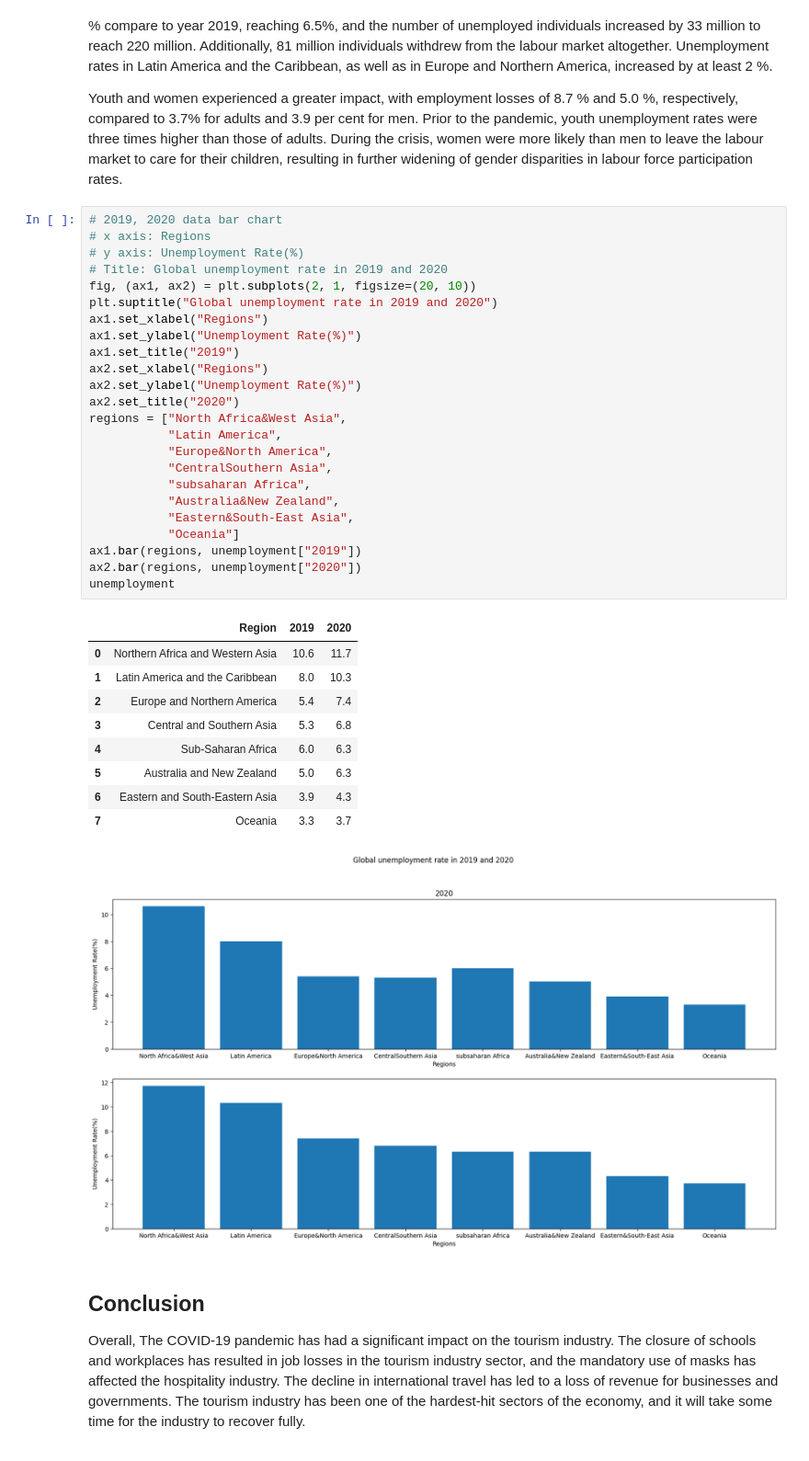
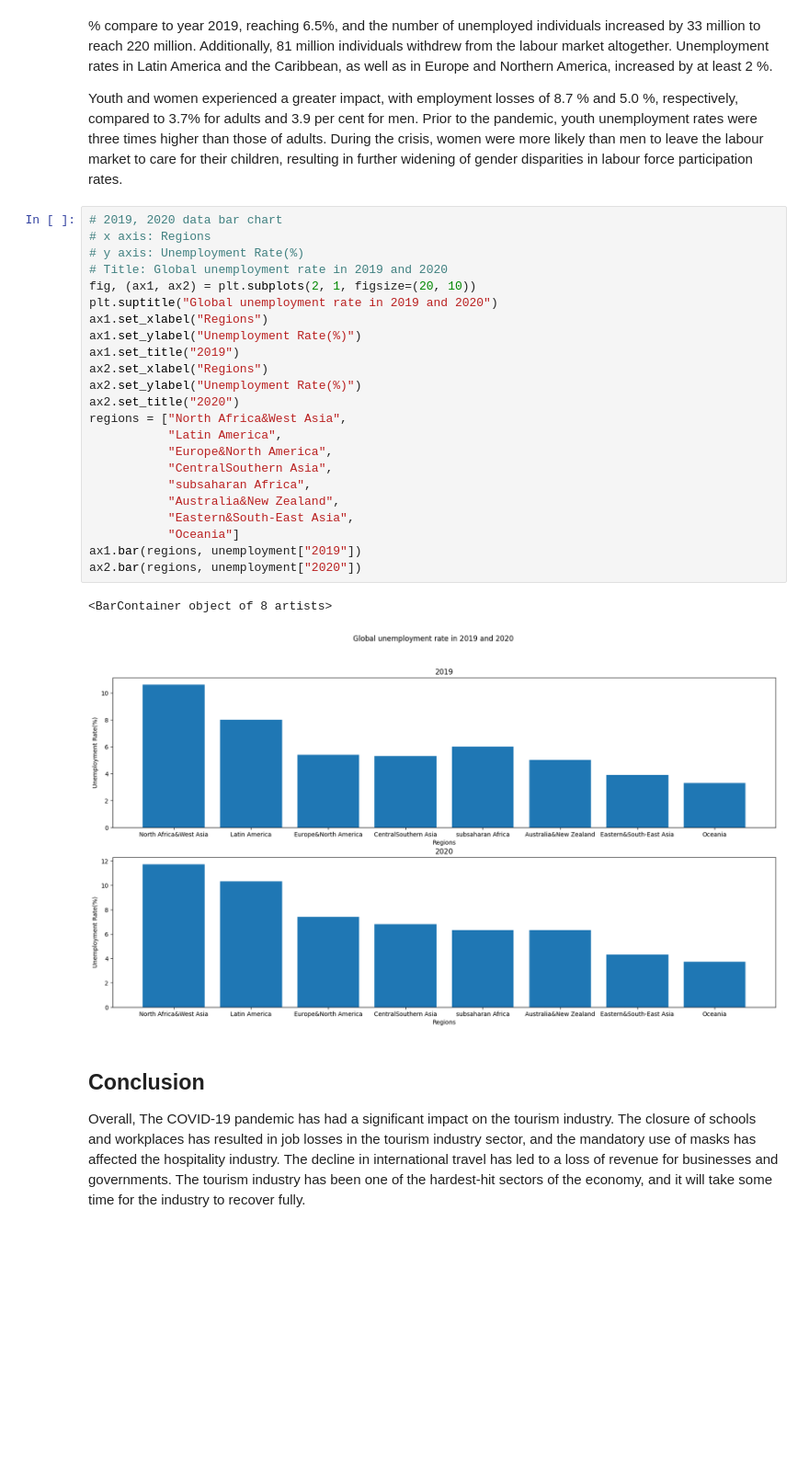
Before and after one commit to GrandChampion/Econ323-Final-project, a Jupyter notebook: main.ipynb, the cells around one changed output. Shown: that part at 92% size. Saved outputs shown, nothing was run; the diff lists cells and outputs as text; blank space fills up the shorter version.

```diff
--- a/main.ipynb
+++ b/main.ipynb
@@ -239,38 +230,29 @@ Youth and women experienced a greater impact, with employment losses of 8.7 % an
 # %%
 # 2019, 2020 data bar chart
 # x axis: Regions
 # y axis: Unemployment Rate(%)
 # Title: Global unemployment rate in 2019 and 2020
 fig, (ax1, ax2) = plt.subplots(2, 1, figsize=(20, 10))
 plt.suptitle("Global unemployment rate in 2019 and 2020")
 ax1.set_xlabel("Regions")
 ax1.set_ylabel("Unemployment Rate(%)")
 ax1.set_title("2019")
 ax2.set_xlabel("Regions")
 ax2.set_ylabel("Unemployment Rate(%)")
 ax2.set_title("2020")
 regions = ["North Africa&West Asia",
            "Latin America",
            "Europe&North America",
            "CentralSouthern Asia",
            "subsaharan Africa",
            "Australia&New Zealand",
            "Eastern&South-East Asia",
            "Oceania"]
 ax1.bar(regions, unemployment["2019"])
 ax2.bar(regions, unemployment["2020"])
-unemployment
 # %% [output]
-|  | Region | 2019 | 2020 |
-| 0 | Northern Africa and Western Asia | 10.6 | 11.7 |
-| 1 | Latin America and the Caribbean | 8.0 | 10.3 |
-| 2 | Europe and Northern America | 5.4 | 7.4 |
-| 3 | Central and Southern Asia | 5.3 | 6.8 |
-| 4 | Sub-Saharan Africa | 6.0 | 6.3 |
-| 5 | Australia and New Zealand | 5.0 | 6.3 |
-| 6 | Eastern and South-Eastern Asia | 3.9 | 4.3 |
-| 7 | Oceania | 3.3 | 3.7 |
+<BarContainer object of 8 artists>
-[figure, old version]
+[figure, new version]
 # %% [markdown]
 ## Conclusion
 
```
Also changed, not shown: parts of 1 cell of this notebook.
